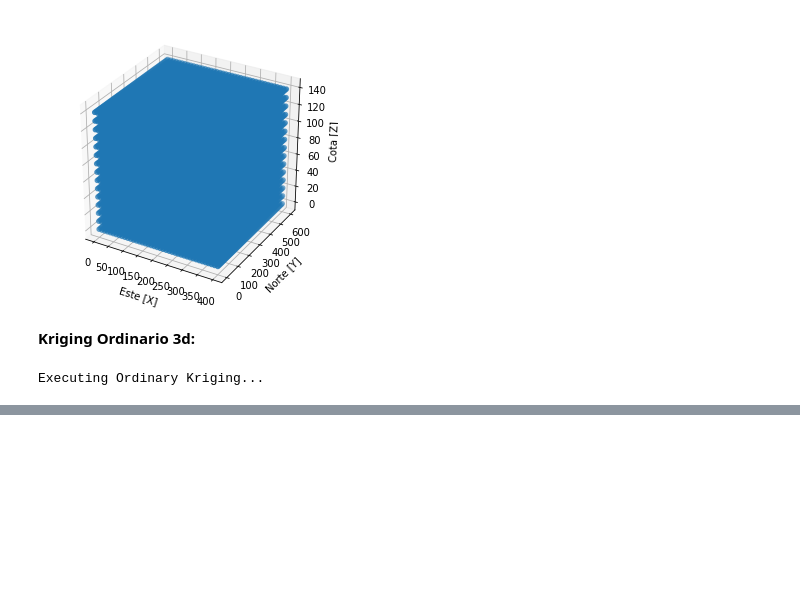
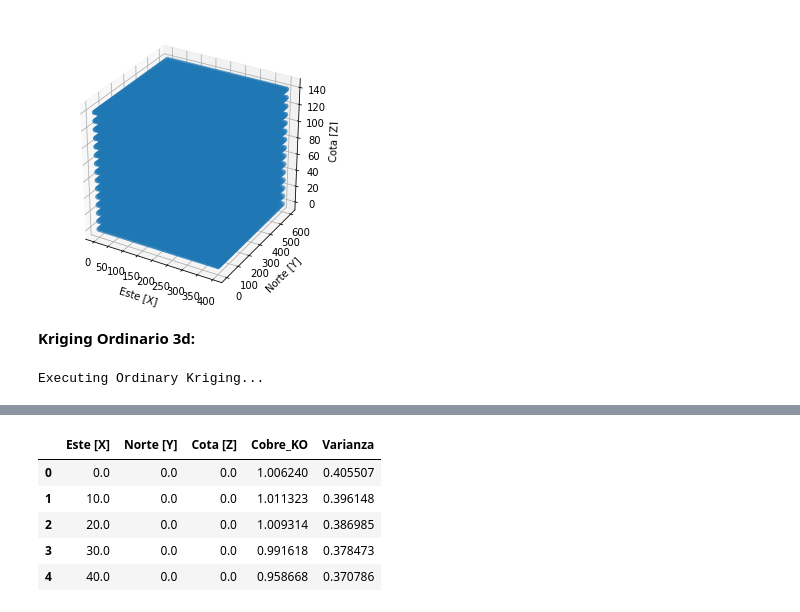
Before and after one commit to Felipe-Caceres/geopython, a Jupyter notebook: lec_2_uni_5.ipynb, the cells around one changed output, grey strips where cells are left out. Drawn from its saved outputs; the diff is of its cells as text; code cells hidden in the pictures; blank space fills up the shorter version.

```diff
--- a/lec_2_uni_5.ipynb
+++ b/lec_2_uni_5.ipynb
@@ -96,0 +128,13 @@ Executing Ordinary Kriging...
+# %%
+d = {'Este [X]': x_g, 'Norte [Y]': y_g, 'Cota [Z]': z_g, 'Cobre_KO': k, 'Varianza': var_1}
+
+df2 = pd.DataFrame(data=d)
+
+df2.head()
+# %% [output]
+|  | Este [X] | Norte [Y] | Cota [Z] | Cobre_KO | Varianza |
+| 0 | 0.0 | 0.0 | 0.0 | 1.006240 | 0.405507 |
+| 1 | 10.0 | 0.0 | 0.0 | 1.011323 | 0.396148 |
+| 2 | 20.0 | 0.0 | 0.0 | 1.009314 | 0.386985 |
+| 3 | 30.0 | 0.0 | 0.0 | 0.991618 | 0.378473 |
+| 4 | 40.0 | 0.0 | 0.0 | 0.958668 | 0.370786 |
```
Also changed, not shown: parts of 7 cells of this notebook.
